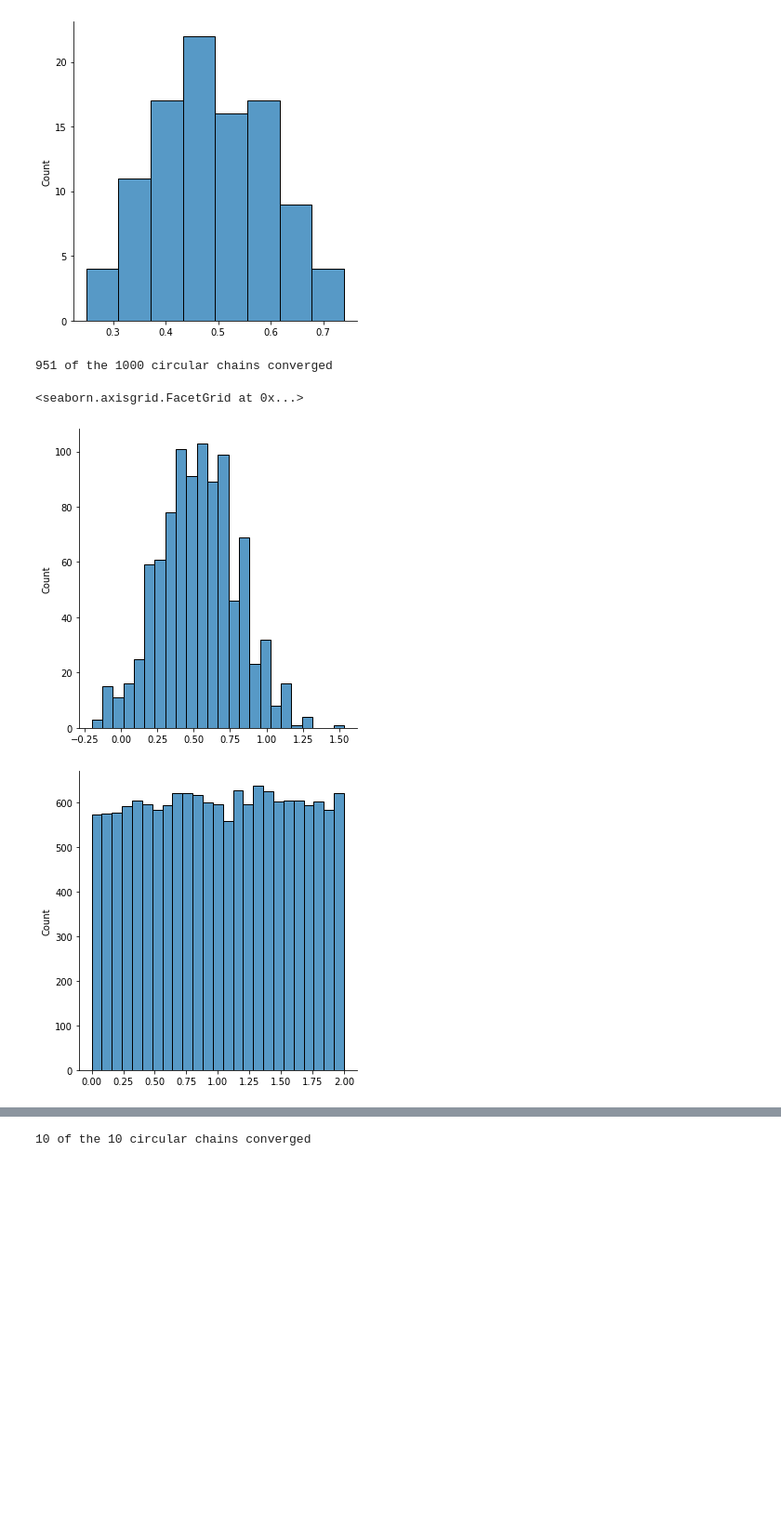
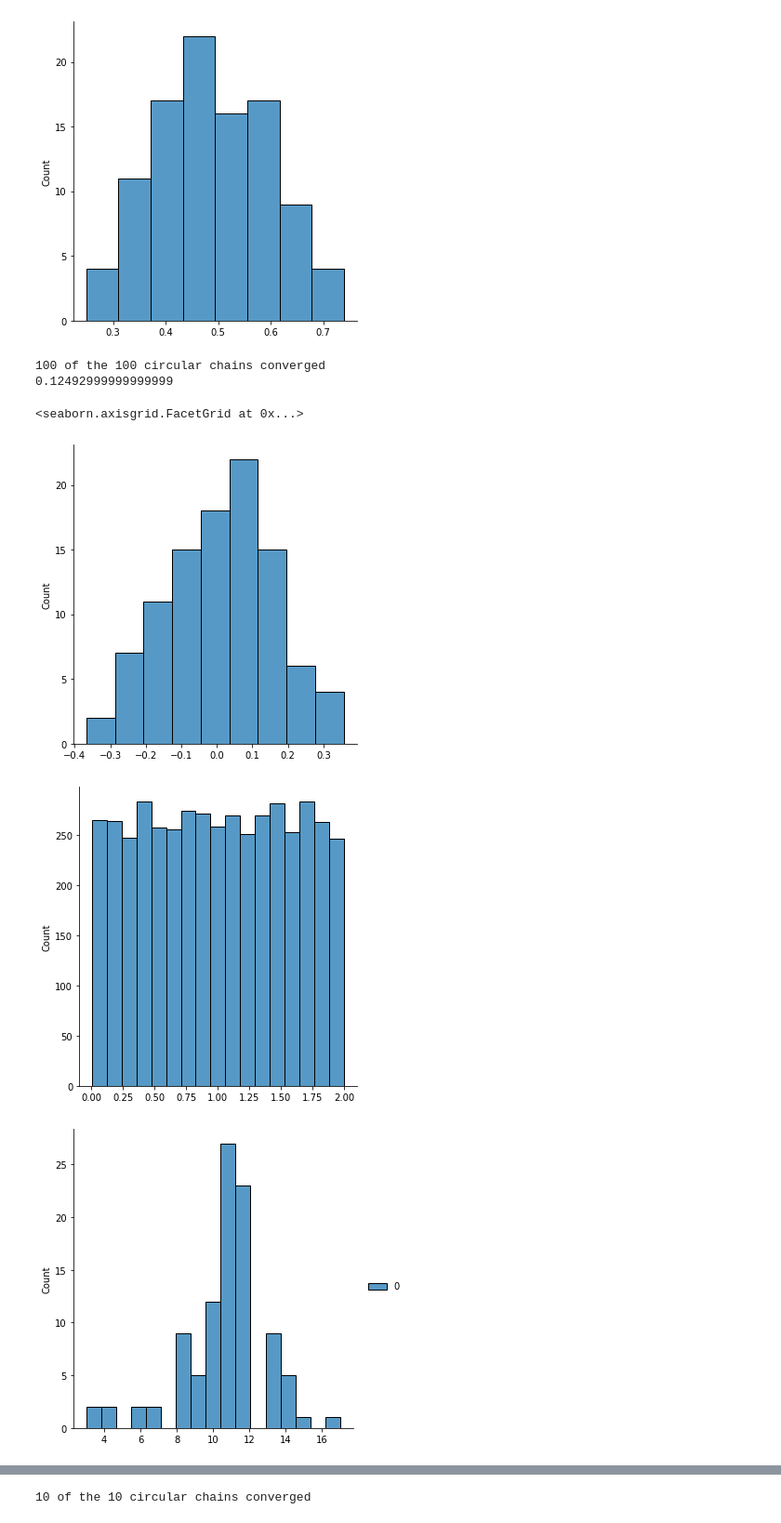
Before and after one commit to amspector100/stat248project, a Jupyter notebook: circular.ipynb, the cells around one changed output, grey strips where cells are left out. Shown at 93% size. Saved outputs shown, nothing was run; the diff lists cells and outputs as text; code cells hidden in the pictures; blank space fills up the shorter version.

Commit message:
Added diagonstic from paper, and burn in for contraction sequential

```diff
--- a/circular.ipynb
+++ b/circular.ipynb
@@ -144,6 +144,7 @@ class CircularCoupler():
         """
         if pi0 is None:
             pi0 = np.ones((self.d,))/self.d
+        self.pi0 = pi0
 
         # reps-dimensional vector
         x0s = sample_discrete_rvs(pi0, self.reps, seed=0)
@@ -187,10 +188,26 @@ class CircularCoupler():
         hatthetas = func(self.ys[:, converged]).mean(axis=0)
         return hatthetas, theta
 
+    def auxiliary_diagnostics(self, k, r): # r must divide N
+        cis = []
+        for i in range(0, r):
+            s = i*self.N // r
+            # reps-dimensional vector
+            zis = sample_discrete_rvs(self.pi0, 1, seed=0)
+            ci = 0
+            for t in range(s+1, s+k+1):
+                tnew = t % self.N
+                if zis != self.ys[t-1,0]:
+                    break
+                ci += 1
+                zis = sample_discrete_rvs(K[zis].T, 1, seed=t)
+            cis.append(ci)
+        return cis
 
 
 ### Actually run this
-sampler = CircularCoupler(K=K, N=105, reps=1000)
+sampler = CircularCoupler(K=K, N=105, reps=100)
+# Run with reps=1000 for t-test
 x = sampler.forward()
 y, convergence_times = sampler.backward()
 print(np.mean(convergence_times))
@@ -198,4 +215,7 @@ hatthetas, theta = sampler.compute_estimates(pi, func=None)
 sns.displot(hatthetas - theta)
 plt.show()
 circular_differences = np.abs(hatthetas-theta)
+print("Auxiliary diagonstic statistic: ", np.mean(sampler.auxiliary_diagnostics(50, 100)),
+      "Value of k: ", 50
+     )
 # %% [output]
@@ -266,14 +287,14 @@ class SequentialSampler():
 ### Actually run this
 sampler = SequentialSampler(K=K, N=105,
                           burn_in=int(round(np.mean(convergence_times))),
-                          reps=1000)
+                          reps=100) # Run with reps=1000 for t-test
 x = sampler.forward()
 hatthetas, theta = sampler.compute_estimates(pi, func=None)
 sns.displot(hatthetas - theta)
 plt.show()
 sequential_differences = np.abs(hatthetas-theta)
-stats.ttest_ind(circular_differences, sequential_differences,
-                equal_var=False) #alternative='less'
+#stats.ttest_ind(circular_differences, sequential_differences,
+#                equal_var=False) #alternative='less'
 # %% [output]
 [figure]
 Ttest_indResult(statistic=0.24916581036802996, pvalue=0.8032581389922373)
@@ -426,37 +447,42 @@ class BetterContractionCircularCoupler(ContractionCircularCoupler):
             self.ys.append(ynext)
 
         self.ys = np.array(self.ys)
-        return self.ys
+        convergence_times = np.array(pd.DataFrame(np.where(self.ys.T == self.xs.T)).T.groupby(0).min())
+        return self.ys, convergence_times
 
     def compute_estimates(self, func=None):
         """
         pi is the stationary distribution
         """
         if func is None:
             func = lambda x: x
         func = np.vectorize(func)
 
-        theta = np.sum(func(np.arange(0, 1, 1/self.N)) * 1/self.N)
+        theta = np.sum(func(np.arange(0, 2, 1/50)) * 1/100)
         converged = self.ys[-1] == self.xs[-1]
         if converged.sum() == 0:
             raise ValueError("None of the circular chains converged")
         else:
             print(f"{int(converged.sum())} of the {self.reps} circular chains converged")
         hatthetas = func(self.ys[:, converged]).mean(axis=0)
         return hatthetas, theta
 
 
 
 ### Actually run this
-sampler = BetterContractionCircularCoupler(N=15, reps=1000, dec=3)
+sampler = BetterContractionCircularCoupler(N=45, reps=100, dec=3)
 x = sampler.forward()
-y = sampler.backward()
+y, convergence_times = sampler.backward()
 hatthetas, theta = sampler.compute_estimates(func=None)
 sns.displot(hatthetas - theta)
+print(np.mean(np.abs(hatthetas-theta)))
 sns.displot(y.reshape(-1))
 #plt.show()
+sns.displot(convergence_times)
 # %% [output]
-951 of the 1000 circular chains converged
+100 of the 100 circular chains converged
+0.12492999999999999
 <seaborn.axisgrid.FacetGrid at 0x...>
-[figure, old version]
+[figure, new version]
-[figure, old version]
+[figure, new version]
+[figure, added]
```
Also changed, not shown: parts of 2 cells of this notebook.
